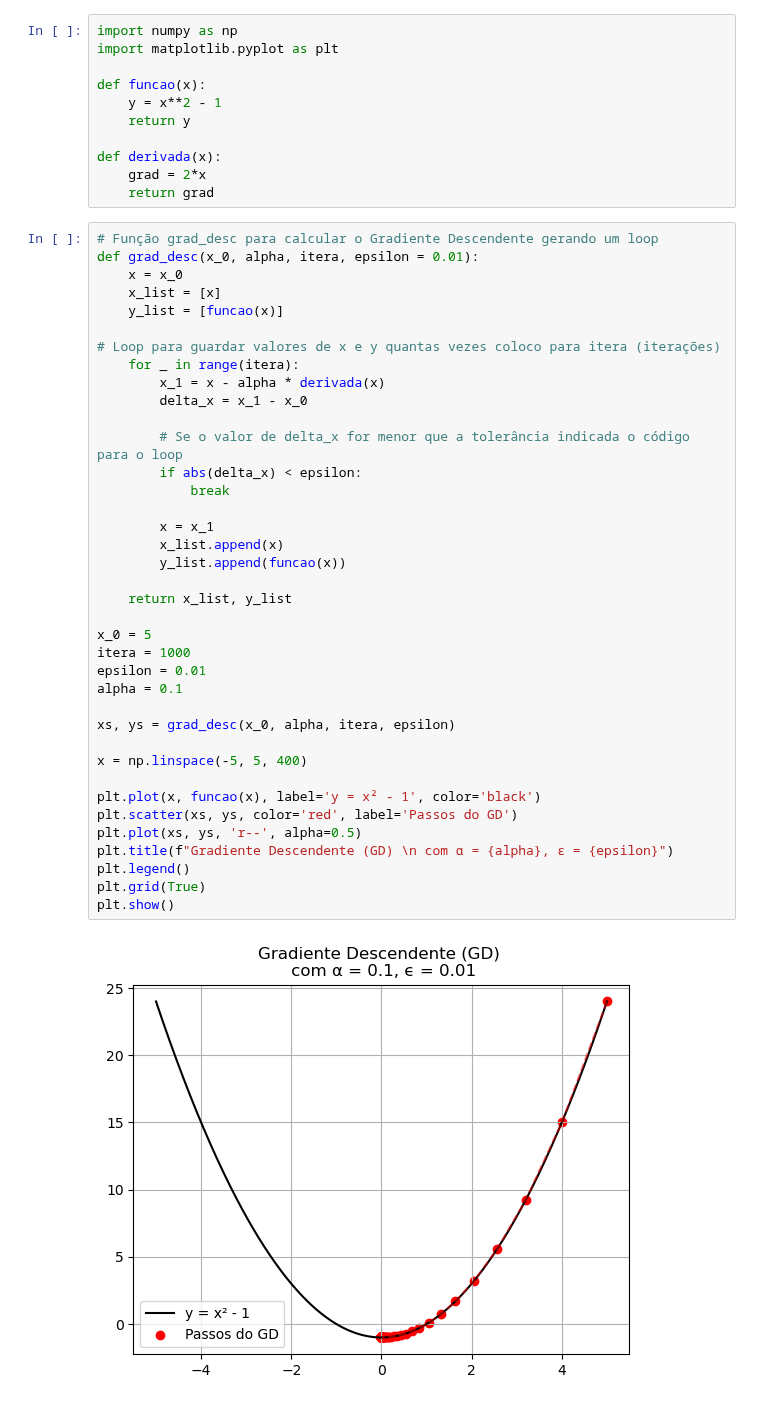
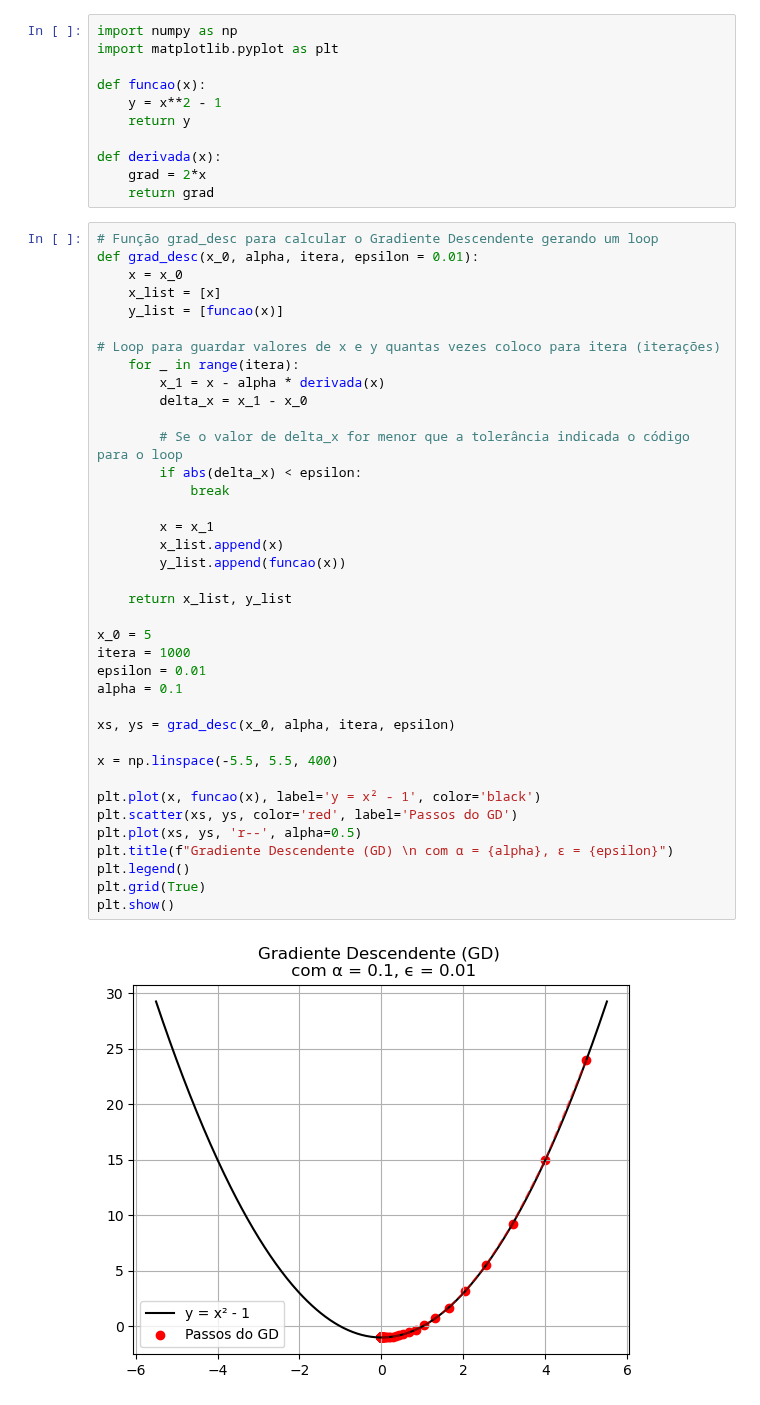
Before and after one commit to brunamendesfis/Computational_Physics, a Jupyter notebook: Redes_Neurais/Atividades/Exercício_01.ipynb, the cells around one changed output. Cells and saved outputs as stored; diff of their text form.

```diff
--- a/Redes_Neurais/Atividades/Exercício_01.ipynb
+++ b/Redes_Neurais/Atividades/Exercício_01.ipynb
@@ -23,32 +27,32 @@ def grad_desc(x_0, alpha, itera, epsilon = 0.01):
     for _ in range(itera):
         x_1 = x - alpha * derivada(x)
         delta_x = x_1 - x_0
 
         # Se o valor de delta_x for menor que a tolerância indicada o código para o loop
         if abs(delta_x) < epsilon:
             break
 
         x = x_1
         x_list.append(x)
         y_list.append(funcao(x))
 
     return x_list, y_list
 
 x_0 = 5
 itera = 1000
 epsilon = 0.01
 alpha = 0.1
 
 xs, ys = grad_desc(x_0, alpha, itera, epsilon)
 
-x = np.linspace(-5, 5, 400)
+x = np.linspace(-5.5, 5.5, 400)
 
 plt.plot(x, funcao(x), label='y = x² - 1', color='black')
 plt.scatter(xs, ys, color='red', label='Passos do GD')
 plt.plot(xs, ys, 'r--', alpha=0.5)
 plt.title(f"Gradiente Descendente (GD) \n com α = {alpha}, ϵ = {epsilon}")
 plt.legend()
 plt.grid(True)
 plt.show()
 # %% [output]
-[figure, old version]
+[figure, new version]
```
Also changed, not shown: parts of 7 cells of this notebook, 2 other files.
